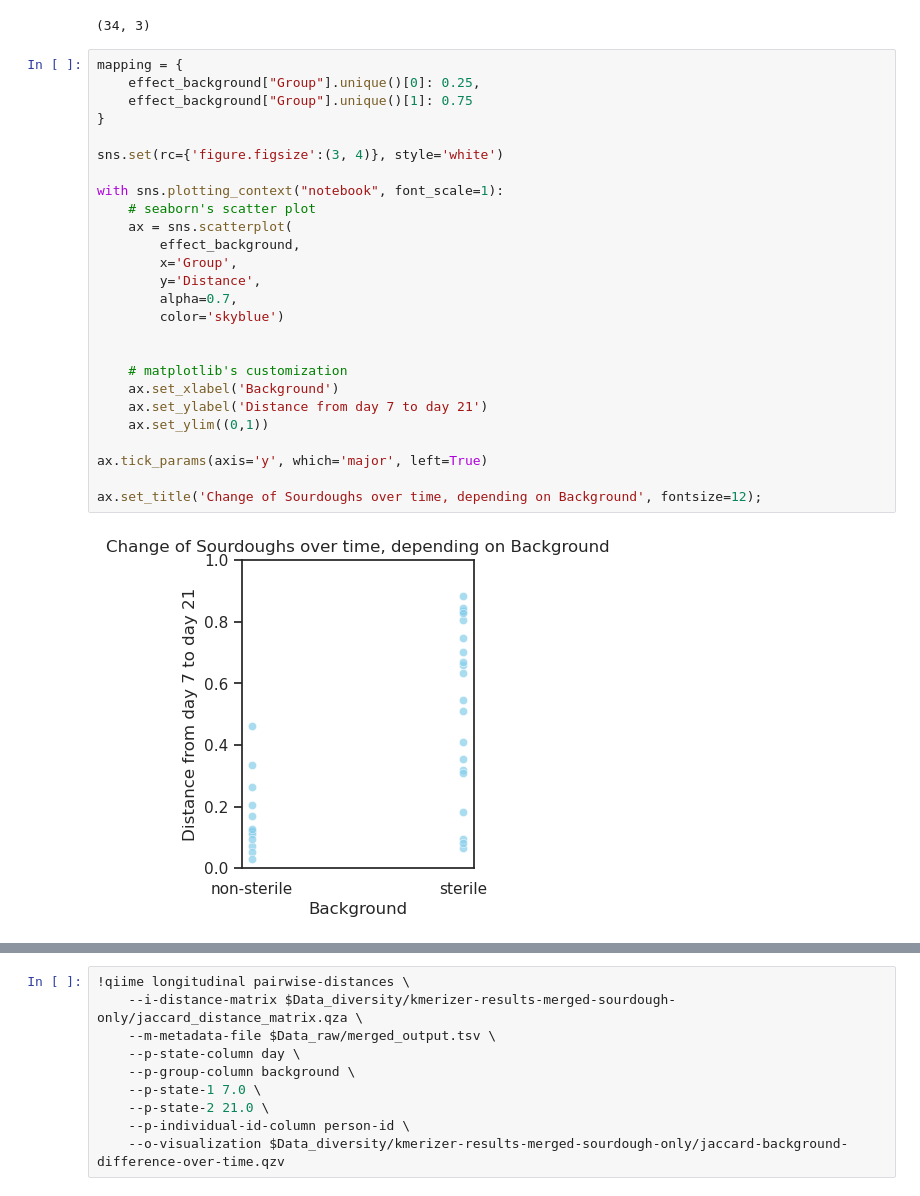
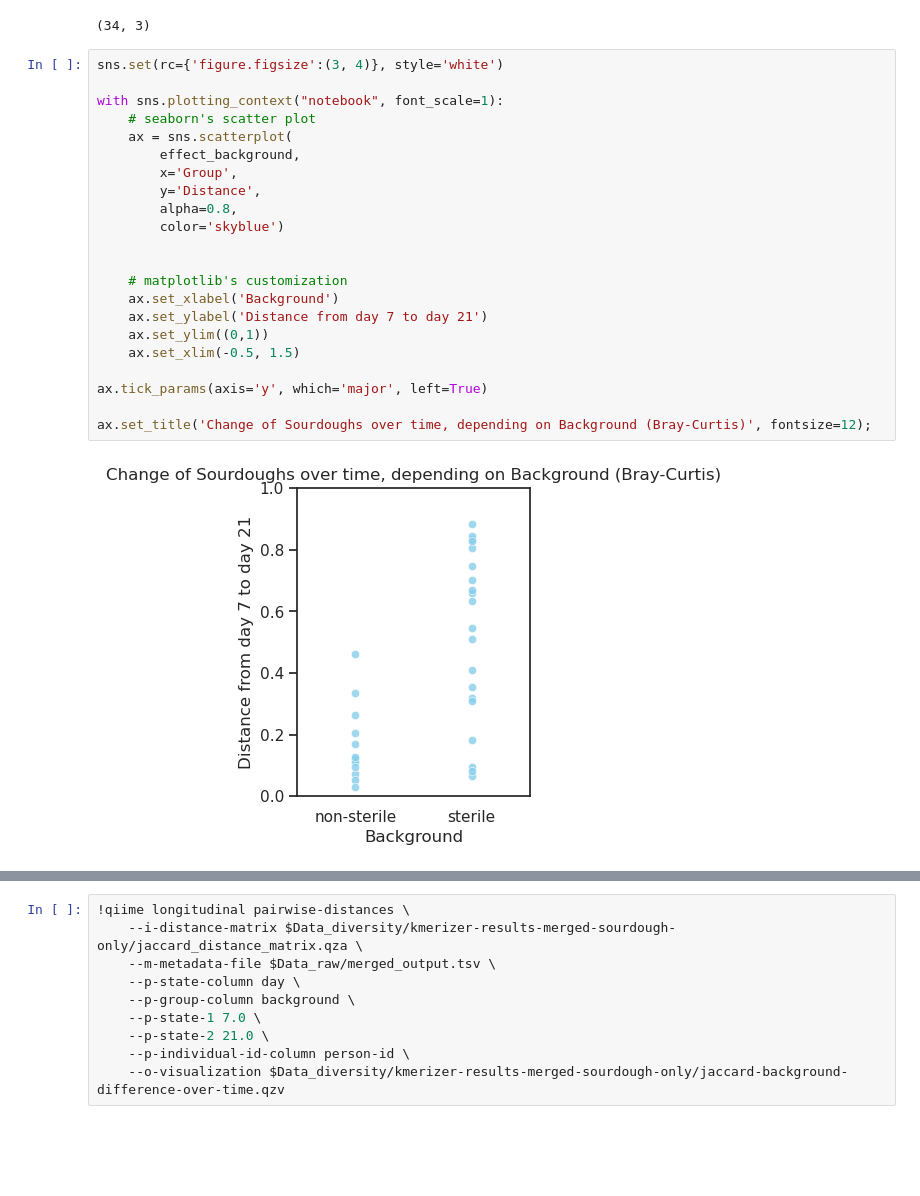
Before and after one commit to ninaaa-a/FermentYOU, a Jupyter notebook: Beta diversity.ipynb, the cells around one changed output, grey strips where cells are left out. Drawn from its saved outputs; the diff is of its cells as text; blank space fills up the shorter version.

Commit message:
changed graph

```diff
--- a/Beta diversity.ipynb
+++ b/Beta diversity.ipynb
@@ -394,30 +395,26 @@ effect_background.shape
 # %% [output]
 (34, 3)
 # %%
-mapping = {
-    effect_background["Group"].unique()[0]: 0.25,
-    effect_background["Group"].unique()[1]: 0.75
-}
-
 sns.set(rc={'figure.figsize':(3, 4)}, style='white')
 
 with sns.plotting_context("notebook", font_scale=1):
     # seaborn's scatter plot
     ax = sns.scatterplot(
         effect_background,
         x='Group',
         y='Distance',
-        alpha=0.7,
+        alpha=0.8,
         color='skyblue')
 
 
     # matplotlib's customization
     ax.set_xlabel('Background')
     ax.set_ylabel('Distance from day 7 to day 21')
     ax.set_ylim((0,1))
+    ax.set_xlim(-0.5, 1.5)
 
 ax.tick_params(axis='y', which='major', left=True)
 
-ax.set_title('Change of Sourdoughs over time, depending on Background', fontsize=12);
+ax.set_title('Change of Sourdoughs over time, depending on Background (Bray-Curtis)', fontsize=12);
 # %% [output]
-[figure, old version]
+[figure, new version]
```
Also changed, not shown: parts of 3 cells of this notebook.
